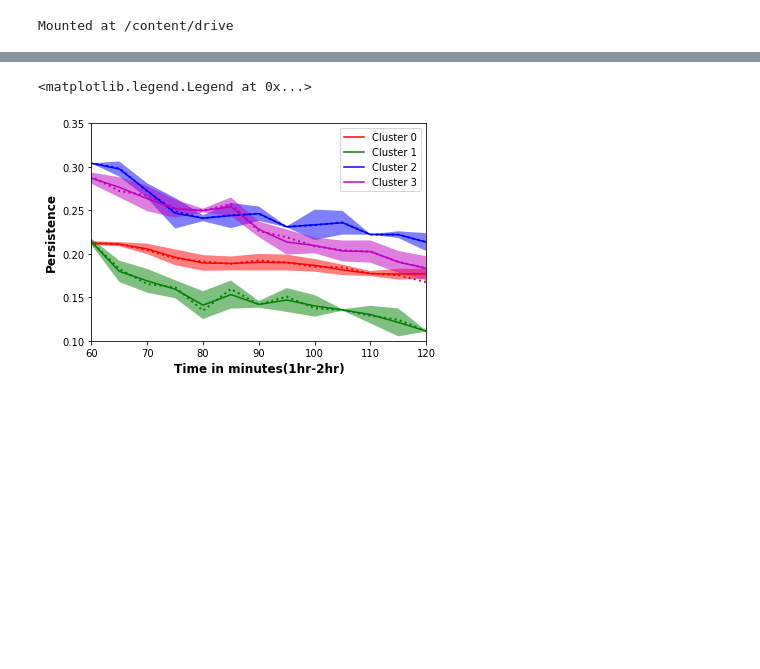
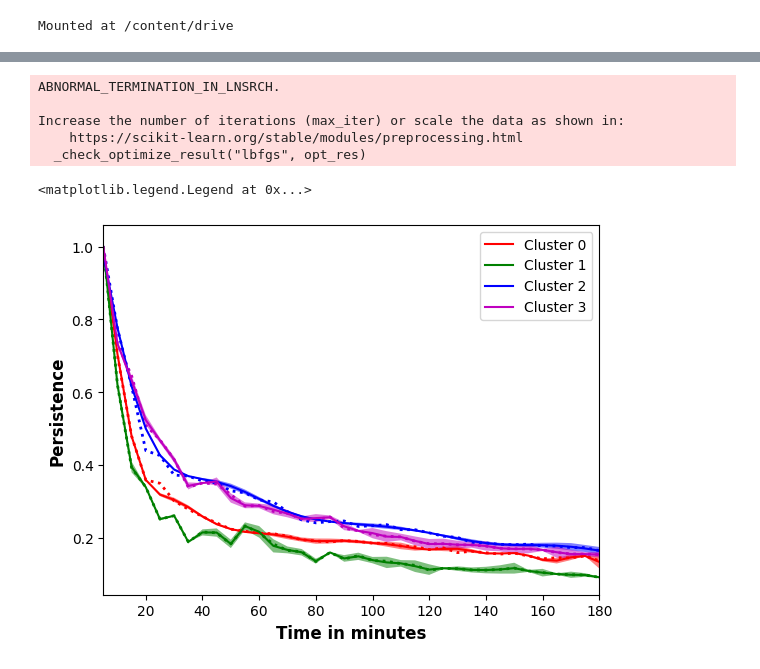
Before and after one commit to Gomez-Lab/CellAnalysis, a Jupyter notebook: Motility_Parameters_Clustering.ipynb, the cells around one changed output, grey strips where cells are left out. Cells and saved outputs as stored; diff of their text form; code cells hidden in the pictures; blank space fills up the shorter version.

```diff
--- a/Motility_Parameters_Clustering.ipynb
+++ b/Motility_Parameters_Clustering.ipynb
@@ -437 +13,5 @@ for i in range(0,num_frames):
+# %%
+df = pd.read_csv("/content/drive/My Drive/InputDataFromBaxter/lists.csv")
+# %%
+df = df.drop('Unnamed: 0', axis=1)
 # %%
@@ -512,12 +87,9 @@ plt.legend()
 # %%
-from sklearn.gaussian_process import GaussianProcessRegressor
-from sklearn.gaussian_process.kernels import RBF, ConstantKernel as C
-
 x = np.atleast_2d(range(5,(num_frames+1)*5,5)).T
-dy0 = 0.01  * np.random.random(np.array(y0_per).shape)
-dy1 = 0.01  * np.random.random(np.array(y1_per).shape)
-dy2 = 0.01  * np.random.random(np.array(y2_per).shape)
-dy3 = 0.01  * np.random.random(np.array(y3_per).shape)
+dy0 = 0.01  * np.random.random(np.array(df.y0_per).shape)
+dy1 = 0.01  * np.random.random(np.array(df.y1_per).shape)
+dy2 = 0.01  * np.random.random(np.array(df.y2_per).shape)
+dy3 = 0.01  * np.random.random(np.array(df.y3_per).shape)
 
 # Instantiate a Gaussian Process model -- Kernel parameters are estimated using maximum likelihood principle.
 kernel = C(1.0, (1e-3, 1e3)) * RBF(36, (1e-2, 1e2))
@@ -532,10 +104,10 @@ gp3 = GaussianProcessRegressor(kernel=kernel, alpha=dy3 ** 2,
 
 xx =  np.atleast_2d(range(5,(num_frames+1)*5,5)).T
 # Fit to data using Maximum Likelihood Estimation of the parameters
-gp0.fit(x,y0_per)
-gp1.fit(x,y1_per)
-gp2.fit(x,y2_per)
-gp3.fit(x,y3_per)
+gp0.fit(x,df.y0_per)
+gp1.fit(x,df.y1_per)
+gp2.fit(x,df.y2_per)
+gp3.fit(x,df.y3_per)
 
 # Make the prediction on the meshed x-axis (ask for MSE as well)
 y_pred0, sigma0 = gp0.predict(xx, return_std=True)
@@ -545,41 +117,46 @@ y_pred3, sigma3 = gp3.predict(xx, return_std=True)
 
 
 plt.figure()
-plt.plot(xx, y0_per, 'r:', linewidth=2)
-plt.plot(xx, y1_per, 'g:', linewidth=2)
-plt.plot(xx, y2_per, 'b:', linewidth=2)
-plt.plot(xx, y3_per, 'm:', linewidth=2)
+plt.plot(xx, df.y0_per, 'r:', linewidth=2)
+plt.plot(xx, df.y1_per, 'g:', linewidth=2)
+plt.plot(xx, df.y2_per, 'b:', linewidth=2)
+plt.plot(xx, df.y3_per, 'm:', linewidth=2)
 
 #plt.plot(x, y3_spd, 'r.', markersize=10, label='Observations')
 plt.plot(xx, y_pred0, 'r-',label='Cluster 0')
 plt.plot(xx, y_pred1, 'g-',label='Cluster 1')
 plt.plot(xx, y_pred2, 'b-',label='Cluster 2')
 plt.plot(xx, y_pred3, 'm-',label='Cluster 3')
 
 #95% confidence interval.
 plt.fill(np.concatenate([xx, xx[::-1]]),
          np.concatenate([y_pred0 - 1.9600 * sigma0,
                         (y_pred0 + 1.9600 * sigma0)[::-1]]),
          alpha=.5, fc='r', ec='None')
 plt.fill(np.concatenate([xx, xx[::-1]]),
          np.concatenate([y_pred1 - 1.9600 * sigma1,
                         (y_pred1 + 1.9600 * sigma1)[::-1]]),
          alpha=.5, fc='g', ec='None')
 plt.fill(np.concatenate([xx, xx[::-1]]),
          np.concatenate([y_pred2 - 1.9600 * sigma2,
                         (y_pred2 + 1.9600 * sigma2)[::-1]]),
          alpha=.5, fc='b', ec='None')
 plt.fill(np.concatenate([xx, xx[::-1]]),
          np.concatenate([y_pred3 - 1.9600 * sigma3,
                         (y_pred3 + 1.9600 * sigma3)[::-1]]),
          alpha=.5, fc='m', ec='None')
-plt.xlabel('Time in minutes(1hr-2hr)',fontweight="bold",fontSize="12",fontname="Avenir")
-plt.ylabel('Persistence',fontweight="bold",fontSize="12",fontname="Avenir")
-#plt.title('Clusterwise comparision of Cell Persistence',fontweight="bold",fontSize="14",fontname="Times New Roman")
+plt.xlabel('Time in minutes',fontweight="bold",fontsize="12")
+plt.ylabel('Persistence',fontweight="bold",fontsize="12")
+#plt.title('Clusterwise comparision of Cell Persistence',fontweight="bold",fontsize="14",fontname="Times New Roman")
 plt.axis('tight')
-plt.xlim(60,120) # between 12-24 frames i.e., 60 min-120 min == 1hr-2hr
-plt.ylim(0.1,0.35)
+plt.xlim(5,180) # between 12-24 frames i.e., 60 min-120 min == 1hr-2hr
+#plt.ylim(0.1,0.35)
 plt.legend()
 # %% [output]
-<matplotlib.legend.Legend at 0x...>
+ABNORMAL_TERMINATION_IN_LNSRCH.
+
+Increase the number of iterations (max_iter) or scale the data as shown in:
+    https://scikit-learn.org/stable/modules/preprocessing.html
+  _check_optimize_result("lbfgs", opt_res)
+<matplotlib.legend.Legend at 0x...>
-[figure, old version]
+[figure, new version]
```
Also changed, not shown: parts of 17 cells of this notebook.
